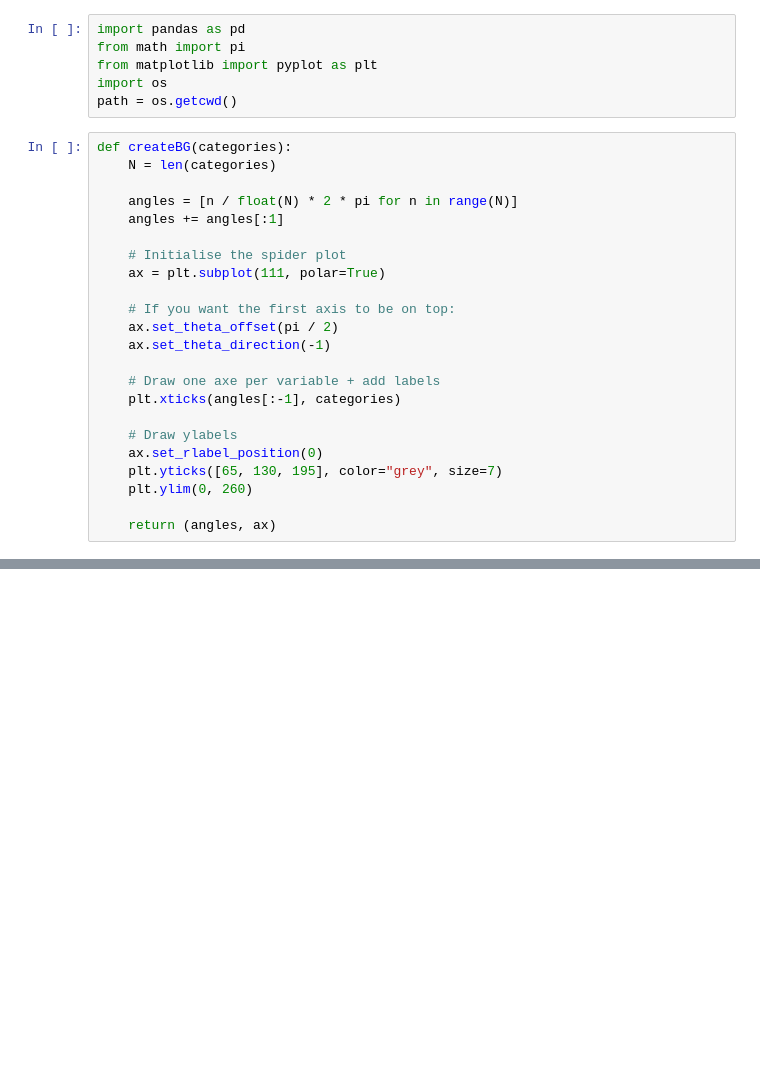
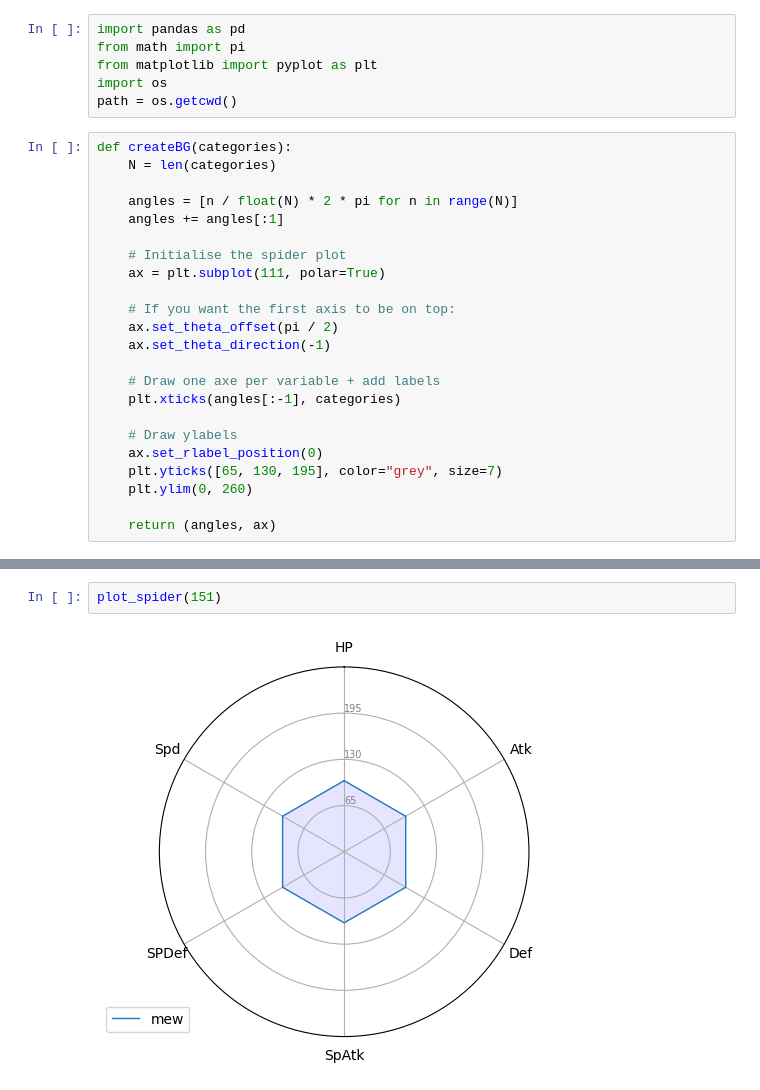
Before and after one commit to rodrigofmfreitas/pokemon-data, a Jupyter notebook: PokeStatistics.ipynb, the cells around one changed output, grey strips where cells are left out. Drawn from its saved outputs; the diff is of its cells as text; blank space fills up the shorter version.

```diff
--- a/PokeStatistics.ipynb
+++ b/PokeStatistics.ipynb
@@ -61,3 +71,7 @@ def plot_single(*id, comp = False):
 
     plt.legend(loc='upper right', bbox_to_anchor=(0.1, 0.1))
     plt.show()
+# %%
+plot_spider(151)
+# %% [output]
+[figure, added]
```
Also changed, not shown: parts of 4 cells of this notebook.
